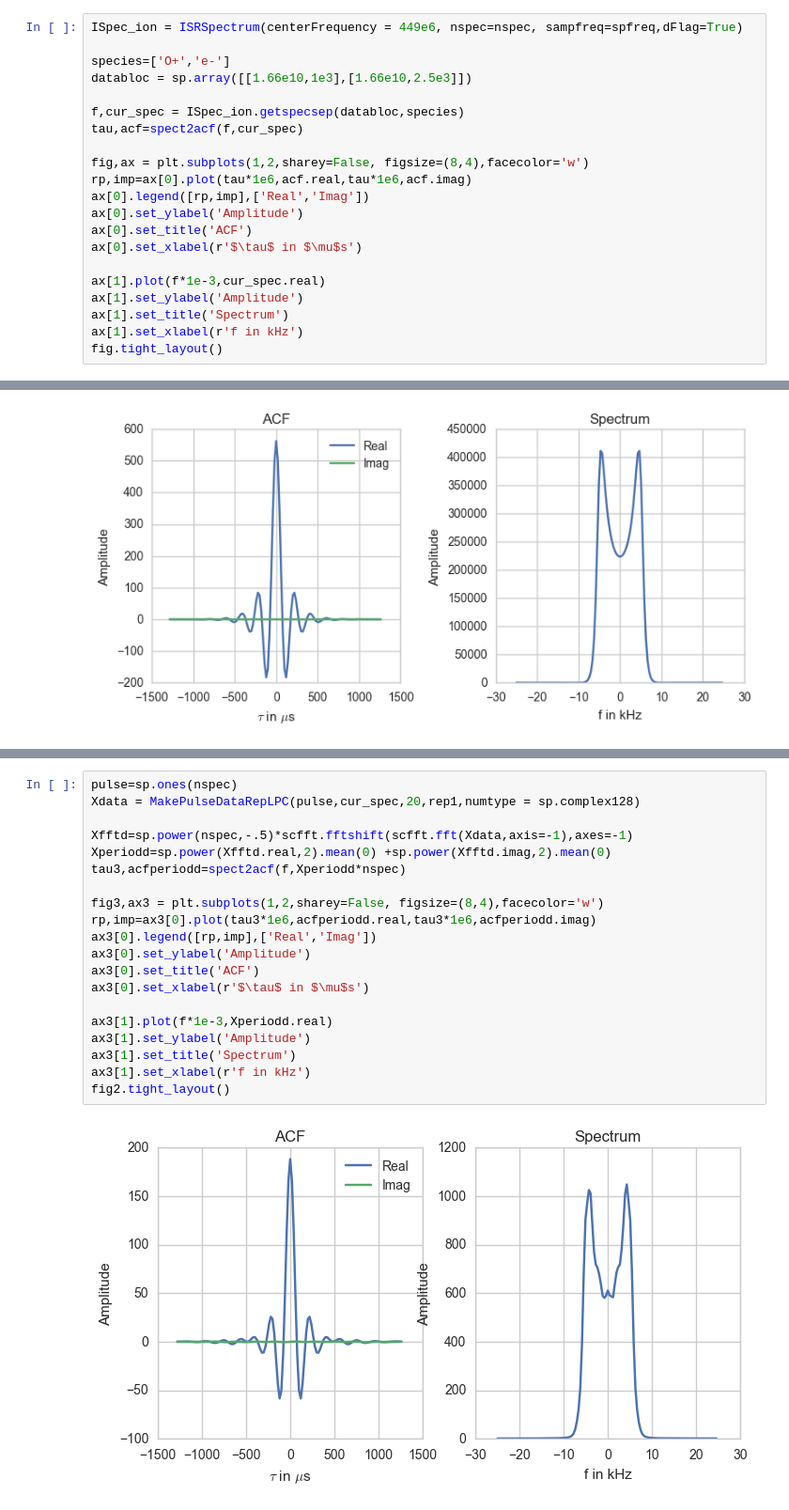
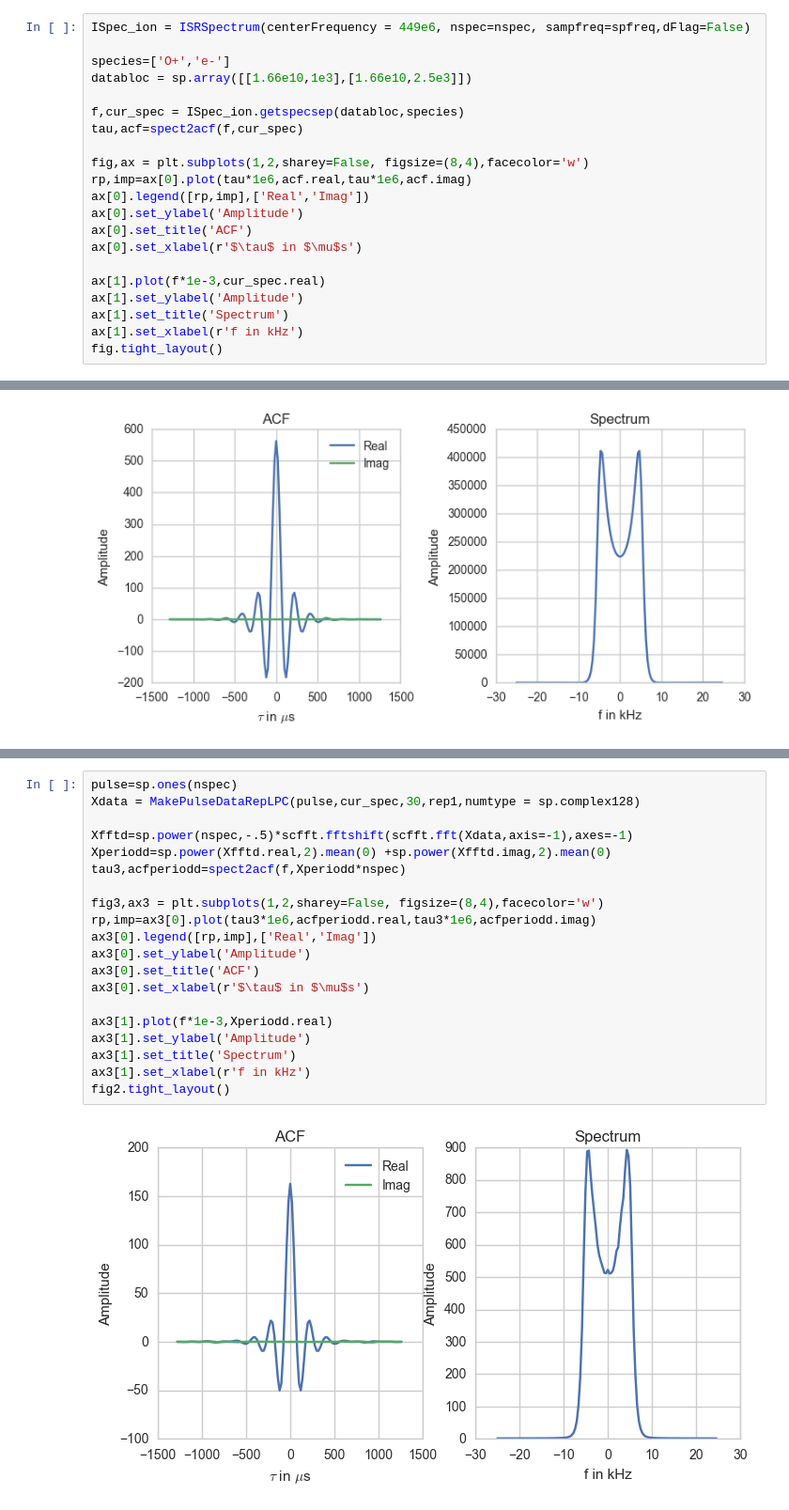
Before and after one commit to jswoboda/SimISR, a Jupyter notebook: ExampleNotebooks/SpecEstimator.ipynb, the cells around one changed output, grey strips where cells are left out. Shown at 94% size. Saved outputs shown, nothing was run; the diff lists cells and outputs as text.

Commit message:
Finish spec estimator notebook for the most part.

```diff
--- a/ExampleNotebooks/SpecEstimator.ipynb
+++ b/ExampleNotebooks/SpecEstimator.ipynb
@@ -23,7 +30,7 @@ sns.set_context("notebook")
 ## IS Spectra
 This will create an example ISR spectra that will be used.
 # %%
-ISpec_ion = ISRSpectrum(centerFrequency = 449e6, nspec=nspec, sampfreq=spfreq,dFlag=True)
+ISpec_ion = ISRSpectrum(centerFrequency = 449e6, nspec=nspec, sampfreq=spfreq,dFlag=False)
 
 species=['O+','e-']
 databloc = sp.array([[1.66e10,1e3],[1.66e10,2.5e3]])
@@ -79,22 +87,22 @@ A periodogram esitmator is applied to noise shaped using the PSD from the IS spe
 # %%
 pulse=sp.ones(nspec)
-Xdata = MakePulseDataRepLPC(pulse,cur_spec,20,rep1,numtype = sp.complex128)
+Xdata = MakePulseDataRepLPC(pulse,cur_spec,30,rep1,numtype = sp.complex128)
 
 Xfftd=sp.power(nspec,-.5)*scfft.fftshift(scfft.fft(Xdata,axis=-1),axes=-1)
 Xperiodd=sp.power(Xfftd.real,2).mean(0) +sp.power(Xfftd.imag,2).mean(0)
 tau3,acfperiodd=spect2acf(f,Xperiodd*nspec)
 
 fig3,ax3 = plt.subplots(1,2,sharey=False, figsize=(8,4),facecolor='w')
 rp,imp=ax3[0].plot(tau3*1e6,acfperiodd.real,tau3*1e6,acfperiodd.imag)
 ax3[0].legend([rp,imp],['Real','Imag'])
 ax3[0].set_ylabel('Amplitude')
 ax3[0].set_title('ACF')
 ax3[0].set_xlabel(r'$\tau$ in $\mu$s')
 
 ax3[1].plot(f*1e-3,Xperiodd.real)
 ax3[1].set_ylabel('Amplitude')
 ax3[1].set_title('Spectrum')
 ax3[1].set_xlabel(r'f in kHz')
 fig2.tight_layout()
 # %% [output]
-[figure, old version]
+[figure, new version]
```
Also changed, not shown: parts of 14 cells of this notebook.
